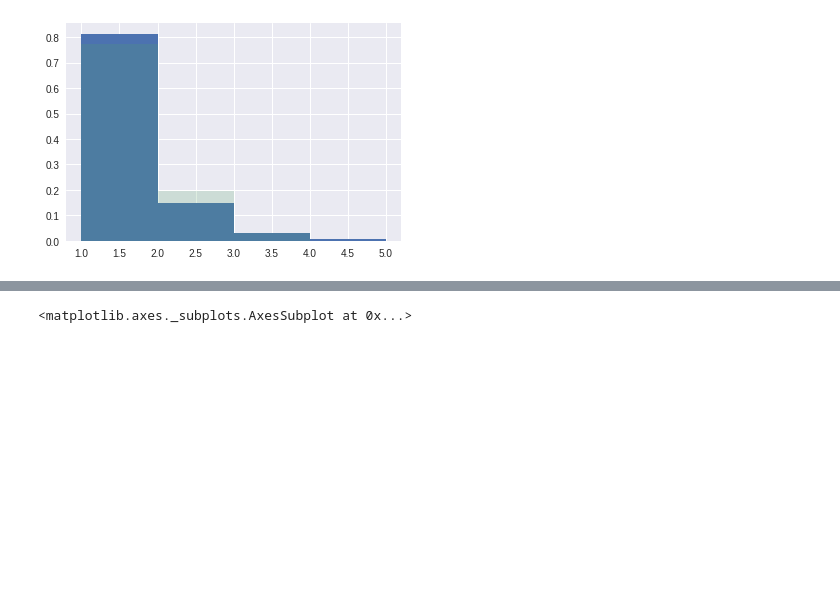
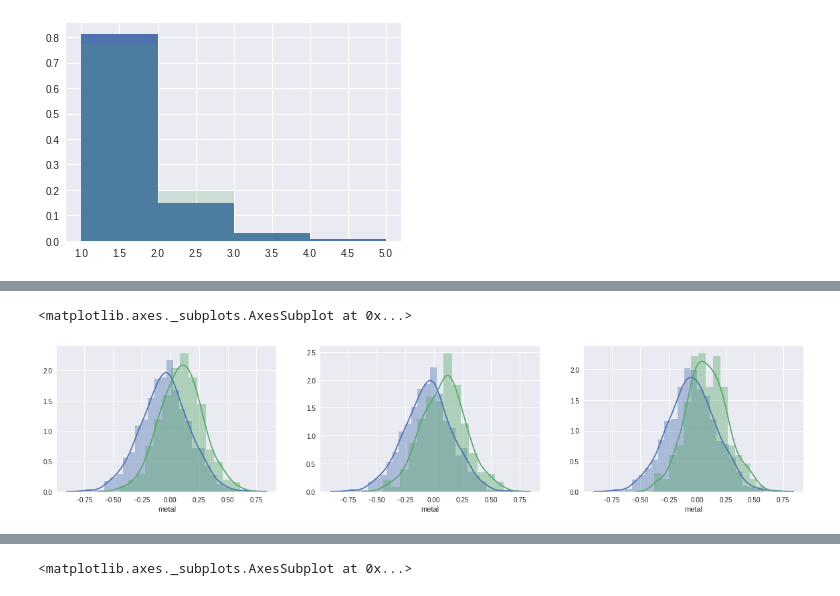
Before and after one commit to saint-germain/population_synthesis, a Jupyter notebook: tools/separate_stats.ipynb, the cells around one changed output, grey strips where cells are left out. Drawn from its saved outputs; the diff is of its cells as text; code cells hidden in the pictures; blank space fills up the shorter version.

```diff
--- a/tools/separate_stats.ipynb
+++ b/tools/separate_stats.ipynb
@@ -113,0 +150,15 @@ plt.hist(dhg.ngi,normed=True,bins=[1,2,3,4,5],alpha=0.2)
+# %%
+fig=plt.figure(figsize=(20,4))
+ax1=fig.add_subplot(131)
+ax2=fig.add_subplot(132)
+ax3=fig.add_subplot(133)
+
+sns.distplot(dnt.metal,ax=ax1)
+sns.distplot(dng.metal,ax=ax1)
+sns.distplot(dlt.metal,ax=ax2)
+sns.distplot(dlg.metal,ax=ax2)
+sns.distplot(dht.metal,ax=ax3)
+sns.distplot(dhg.metal,ax=ax3)
+# %% [output]
+<matplotlib.axes._subplots.AxesSubplot at 0x...>
+[figure, added]
```
Also changed, not shown: parts of 29 cells of this notebook.
